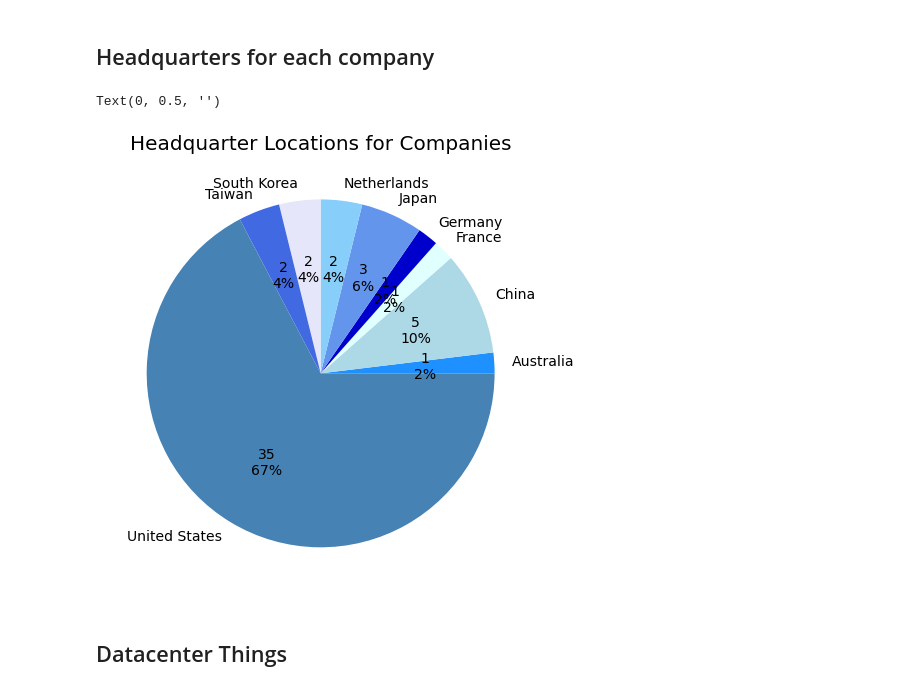
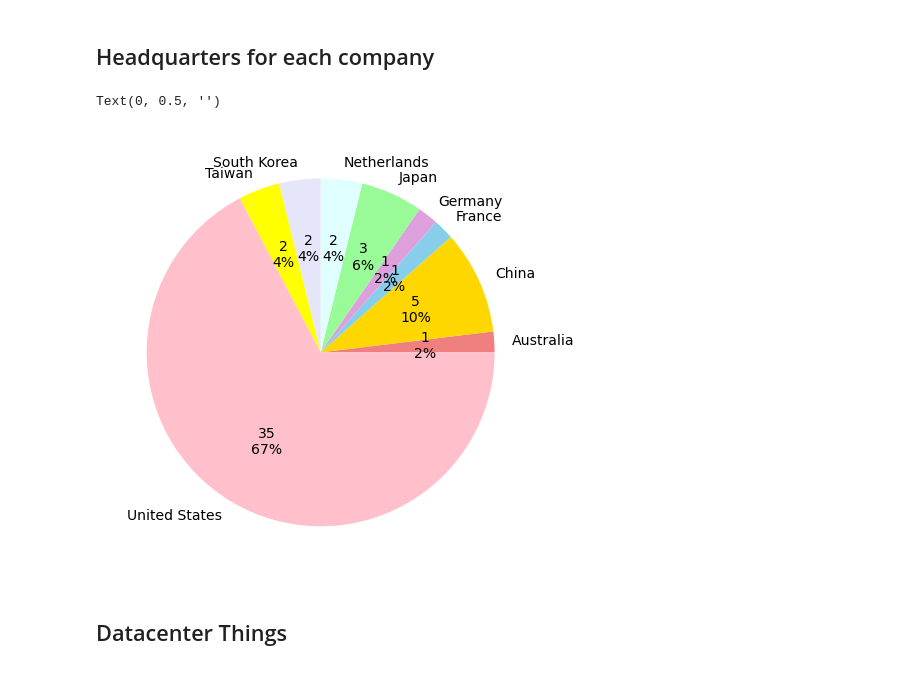
Before and after one commit to nihabhaskar/company_climate_dataset, a Jupyter notebook: results_graphs.ipynb, the cells around one changed output. Saved outputs shown, nothing was run; the diff lists cells and outputs as text; code cells hidden in the pictures.

```diff
--- a/results_graphs.ipynb
+++ b/results_graphs.ipynb
@@ -7,6 +7,14 @@ import sys
 import matplotlib.pyplot as plt
 import pandas as pd
 %matplotlib inline
+
+import matplotlib.colors as mcolors
+
+from matplotlib import cm
+
+color_palette = ['lightcoral', 'gold', 'skyblue', 'plum', 'palegreen', 'lightcyan', 'lavender', 'yellow', 'pink']
+# color_palette = ['tab:blue', 'tab:orange','tab:green', 'tab:green', 'tab:red', 'tab:purple', 'tab:pink', 'yellow', 'cornflowerblue', '']
+#colors = iter([plt.cm.tab20(i) for i in range(20)])
 # %%
 dataset = pd.read_csv('company_climate_dataset.csv')
 # %%
@@ -54,15 +62,13 @@ def label_function(val):
 # %%
 country_pi = dataset.groupby('headquarters_country').size().plot(kind='pie', autopct=label_function, textprops={'fontsize': 14
     },
-                                  colors=['dodgerblue', 'lightblue', 'lightcyan', 'mediumblue',
-                                          'cornflowerblue', 'lightskyblue', 'lavender', 'royalblue',
-                                          'steelblue'], figsize=(8,8))
+                                  colors=color_palette, figsize=(8,8))
 
-country_pi.set_title('Headquarter Locations for Companies', size=20)
+#country_pi.set_title('Headquarter Locations for Companies', size=20)
 country_pi.set_ylabel(None)
 # %% [output]
 Text(0, 0.5, '')
-[figure, old version]
+[figure, new version]
 # %% [markdown]
 ## Datacenter Things
 # %% [markdown]
```
Also changed, not shown: parts of 8 cells of this notebook, 7 other files.
